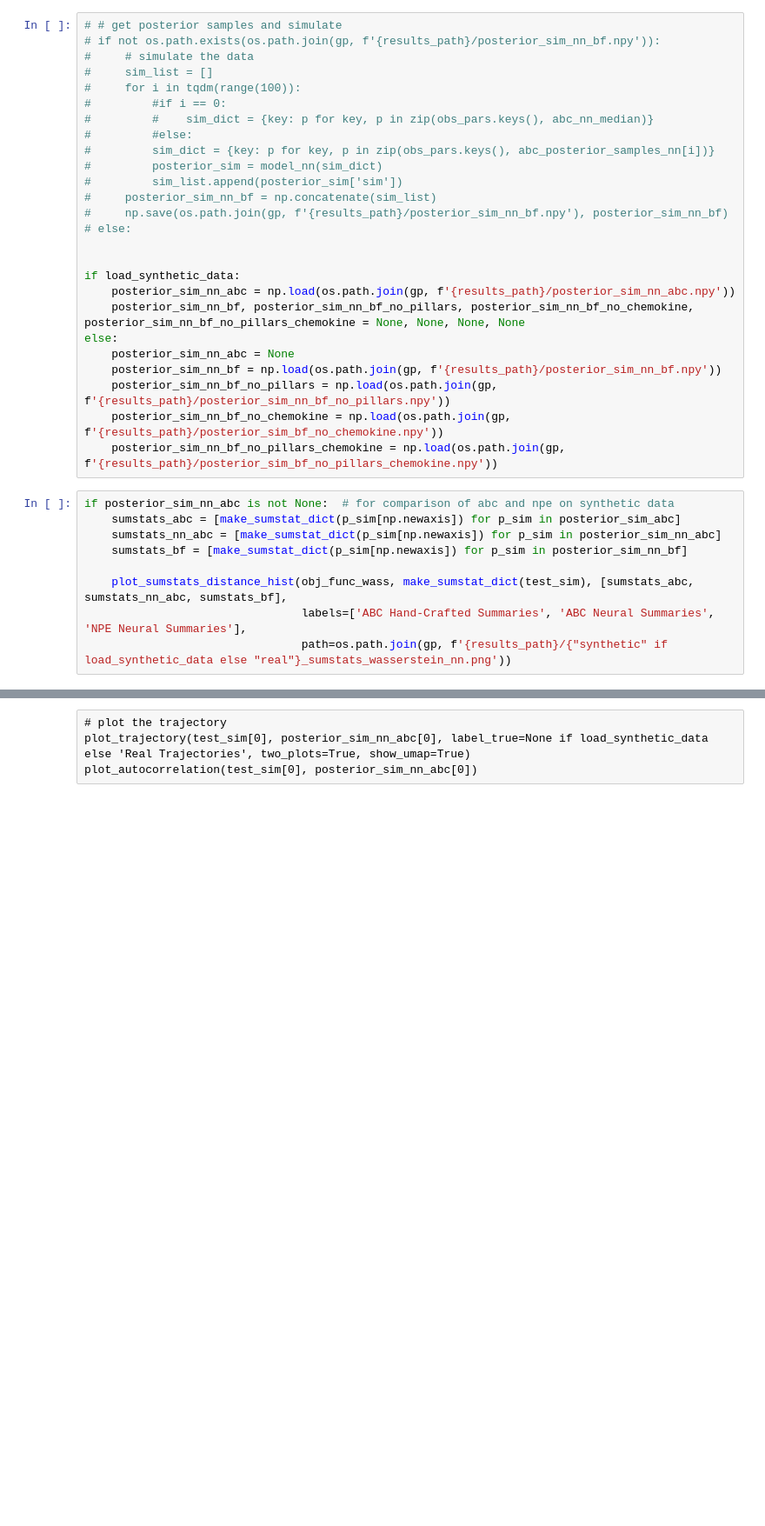
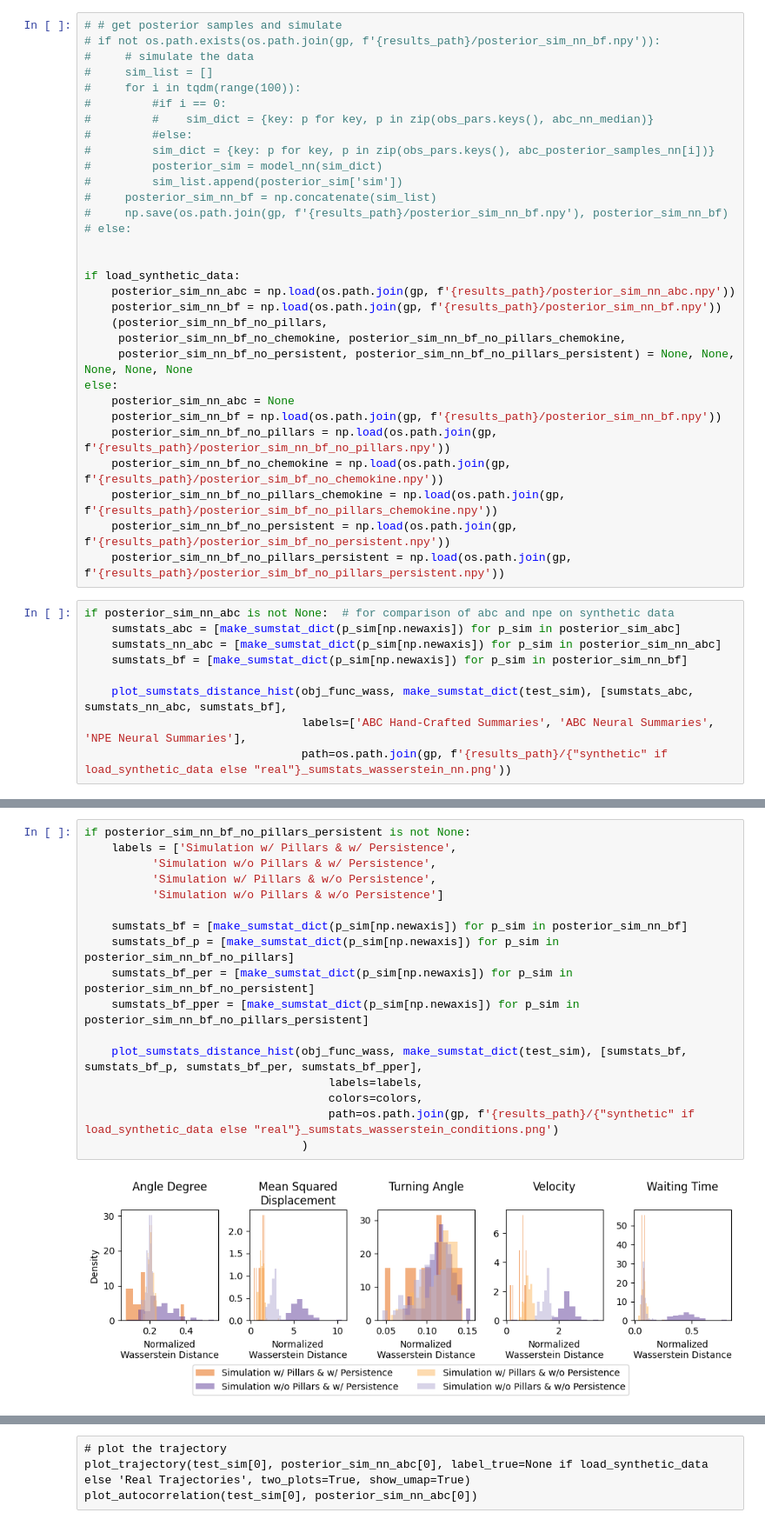
Before and after one commit to arrjon/CellMigration, a Jupyter notebook: synth_data_params_bayesflow/cell_migration_pyabc.ipynb, the cells around one changed output, grey strips where cells are left out. Shown at 87% size. Saved outputs shown, nothing was run; the diff lists cells and outputs as text; blank space fills up the shorter version.

Commit message:
update plots

```diff
--- a/synth_data_params_bayesflow/cell_migration_pyabc.ipynb
+++ b/synth_data_params_bayesflow/cell_migration_pyabc.ipynb
@@ -573,13 +653,18 @@ np.save(os.path.join(gp, f'{results_path}/posterior_sim_bf_no_pillars_chemokine.
 
 if load_synthetic_data:
     posterior_sim_nn_abc = np.load(os.path.join(gp, f'{results_path}/posterior_sim_nn_abc.npy'))
-    posterior_sim_nn_bf, posterior_sim_nn_bf_no_pillars, posterior_sim_nn_bf_no_chemokine, posterior_sim_nn_bf_no_pillars_chemokine = None, None, None, None
+    posterior_sim_nn_bf = np.load(os.path.join(gp, f'{results_path}/posterior_sim_nn_bf.npy'))
+    (posterior_sim_nn_bf_no_pillars,
+     posterior_sim_nn_bf_no_chemokine, posterior_sim_nn_bf_no_pillars_chemokine,
+     posterior_sim_nn_bf_no_persistent, posterior_sim_nn_bf_no_pillars_persistent) = None, None, None, None, None
 else:
     posterior_sim_nn_abc = None
     posterior_sim_nn_bf = np.load(os.path.join(gp, f'{results_path}/posterior_sim_nn_bf.npy'))
     posterior_sim_nn_bf_no_pillars = np.load(os.path.join(gp, f'{results_path}/posterior_sim_nn_bf_no_pillars.npy'))
     posterior_sim_nn_bf_no_chemokine = np.load(os.path.join(gp, f'{results_path}/posterior_sim_bf_no_chemokine.npy'))
     posterior_sim_nn_bf_no_pillars_chemokine = np.load(os.path.join(gp, f'{results_path}/posterior_sim_bf_no_pillars_chemokine.npy'))
+    posterior_sim_nn_bf_no_persistent = np.load(os.path.join(gp, f'{results_path}/posterior_sim_bf_no_persistent.npy'))
+    posterior_sim_nn_bf_no_pillars_persistent = np.load(os.path.join(gp, f'{results_path}/posterior_sim_bf_no_pillars_persistent.npy'))
 # %%
 if posterior_sim_nn_abc is not None:  # for comparison of abc and npe on synthetic data
     sumstats_abc = [make_sumstat_dict(p_sim[np.newaxis]) for p_sim in posterior_sim_abc]
@@ -647,3 +697,22 @@ if posterior_sim_nn_bf_no_pillars_chemokine is not None:
+# %%
+if posterior_sim_nn_bf_no_pillars_persistent is not None:
+    labels = ['Simulation w/ Pillars & w/ Persistence',
+          'Simulation w/o Pillars & w/ Persistence',
+          'Simulation w/ Pillars & w/o Persistence',
+          'Simulation w/o Pillars & w/o Persistence']
+
+    sumstats_bf = [make_sumstat_dict(p_sim[np.newaxis]) for p_sim in posterior_sim_nn_bf]
+    sumstats_bf_p = [make_sumstat_dict(p_sim[np.newaxis]) for p_sim in posterior_sim_nn_bf_no_pillars]
+    sumstats_bf_per = [make_sumstat_dict(p_sim[np.newaxis]) for p_sim in posterior_sim_nn_bf_no_persistent]
+    sumstats_bf_pper = [make_sumstat_dict(p_sim[np.newaxis]) for p_sim in posterior_sim_nn_bf_no_pillars_persistent]
+
+    plot_sumstats_distance_hist(obj_func_wass, make_sumstat_dict(test_sim), [sumstats_bf, sumstats_bf_p, sumstats_bf_per, sumstats_bf_pper],
+                                    labels=labels,
+                                    colors=colors,
+                                    path=os.path.join(gp, f'{results_path}/{"synthetic" if load_synthetic_data else "real"}_sumstats_wasserstein_conditions.png')
+                                )
+# %% [output]
+[figure, added]
 # %%
 fig, ax = plt.subplots(nrows=2, ncols=2, sharex=True, sharey=True,
                        tight_layout=True, figsize=(9, 4))
```
Also changed, not shown: parts of 38 cells of this notebook, 27 other files.
